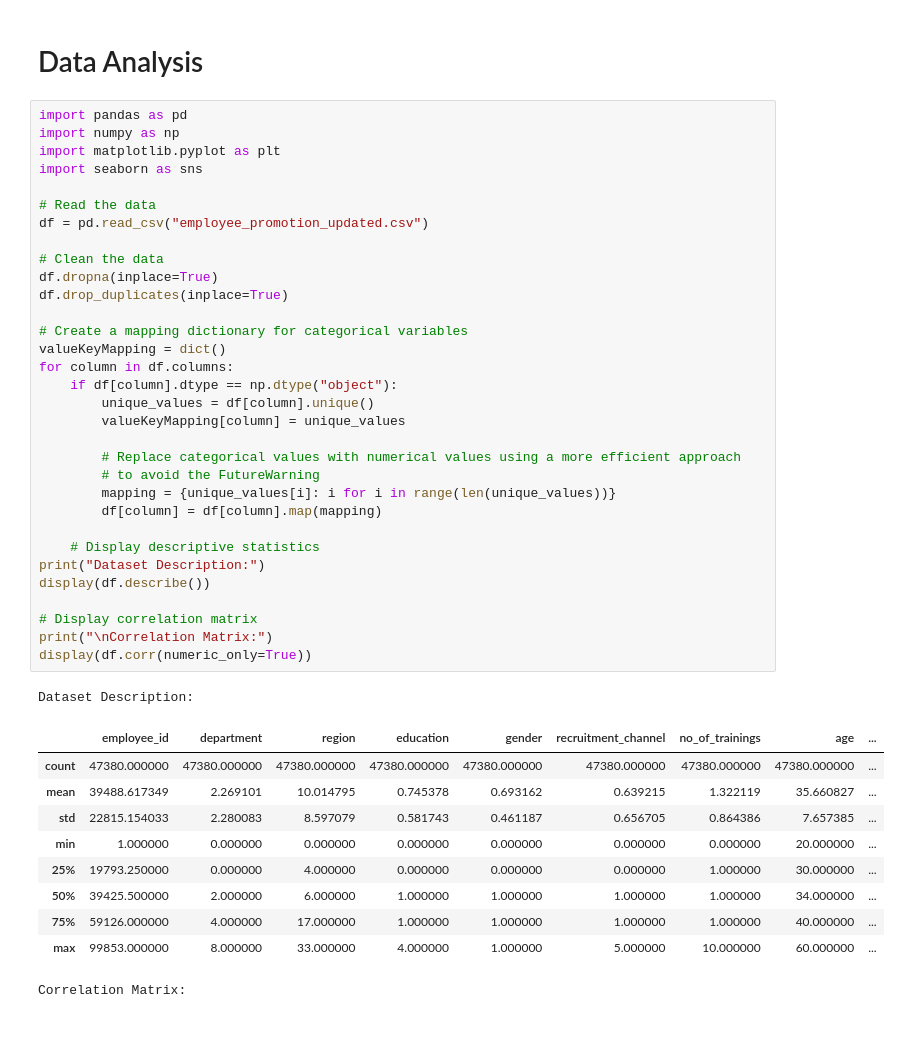
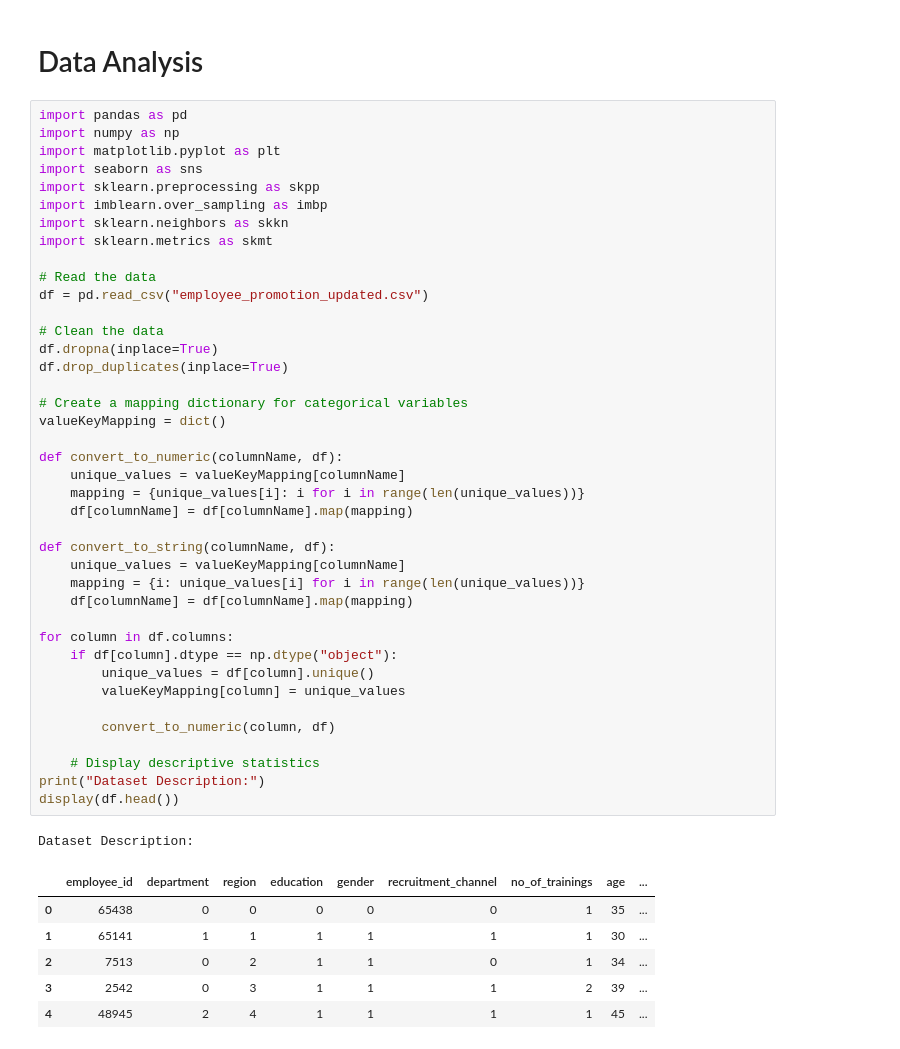
Before and after one commit to dfar1a/IA-project, a Jupyter notebook: project2/Untitled0.ipynb, the cells around one changed output. Saved outputs shown, nothing was run; the diff lists cells and outputs as text.

```diff
--- a/project2/Untitled0.ipynb
+++ b/project2/Untitled0.ipynb
@@ -3,44 +3,48 @@
 # %%
 import pandas as pd
 import numpy as np
 import matplotlib.pyplot as plt
 import seaborn as sns
+import sklearn.preprocessing as skpp
+import imblearn.over_sampling as imbp
+import sklearn.neighbors as skkn
+import sklearn.metrics as skmt
 
 # Read the data
 df = pd.read_csv("employee_promotion_updated.csv")
 
 # Clean the data
 df.dropna(inplace=True)
 df.drop_duplicates(inplace=True)
 
 # Create a mapping dictionary for categorical variables
 valueKeyMapping = dict()
+
+def convert_to_numeric(columnName, df):
+    unique_values = valueKeyMapping[columnName]
+    mapping = {unique_values[i]: i for i in range(len(unique_values))}
+    df[columnName] = df[columnName].map(mapping)
+
+def convert_to_string(columnName, df):
+    unique_values = valueKeyMapping[columnName]
+    mapping = {i: unique_values[i] for i in range(len(unique_values))}
+    df[columnName] = df[columnName].map(mapping)
+
 for column in df.columns:
     if df[column].dtype == np.dtype("object"):
         unique_values = df[column].unique()
         valueKeyMapping[column] = unique_values
 
-        # Replace categorical values with numerical values using a more efficient approach
-        # to avoid the FutureWarning
-        mapping = {unique_values[i]: i for i in range(len(unique_values))}
-        df[column] = df[column].map(mapping)
+        convert_to_numeric(column, df)
 
     # Display descriptive statistics
 print("Dataset Description:")
-display(df.describe())
-
-# Display correlation matrix
-print("\nCorrelation Matrix:")
-display(df.corr(numeric_only=True))
+display(df.head())
 # %% [output]
 Dataset Description:
 |  | employee_id | department | region | education | gender | recruitment_channel | no_of_trainings | age | ... |
-| count | 47380.000000 | 47380.000000 | 47380.000000 | 47380.000000 | 47380.000000 | 47380.000000 | 47380.000000 | 47380.000000 | ... |
-| mean | 39488.617349 | 2.269101 | 10.014795 | 0.745378 | 0.693162 | 0.639215 | 1.322119 | 35.660827 | ... |
-| std | 22815.154033 | 2.280083 | 8.597079 | 0.581743 | 0.461187 | 0.656705 | 0.864386 | 7.657385 | ... |
-| min | 1.000000 | 0.000000 | 0.000000 | 0.000000 | 0.000000 | 0.000000 | 0.000000 | 20.000000 | ... |
-| 25% | 19793.250000 | 0.000000 | 4.000000 | 0.000000 | 0.000000 | 0.000000 | 1.000000 | 30.000000 | ... |
-| 50% | 39425.500000 | 2.000000 | 6.000000 | 1.000000 | 1.000000 | 1.000000 | 1.000000 | 34.000000 | ... |
-| 75% | 59126.000000 | 4.000000 | 17.000000 | 1.000000 | 1.000000 | 1.000000 | 1.000000 | 40.000000 | ... |
-| max | 99853.000000 | 8.000000 | 33.000000 | 4.000000 | 1.000000 | 5.000000 | 10.000000 | 60.000000 | ... |
+| 0 | 65438 | 0 | 0 | 0 | 0 | 0 | 1 | 35 | ... |
+| 1 | 65141 | 1 | 1 | 1 | 1 | 1 | 1 | 30 | ... |
+| 2 | 7513 | 0 | 2 | 1 | 1 | 0 | 1 | 34 | ... |
+| 3 | 2542 | 0 | 3 | 1 | 1 | 1 | 2 | 39 | ... |
+| 4 | 48945 | 2 | 4 | 1 | 1 | 1 | 1 | 45 | ... |
-Correlation Matrix:
```
Also changed, not shown: parts of 6 cells of this notebook.
